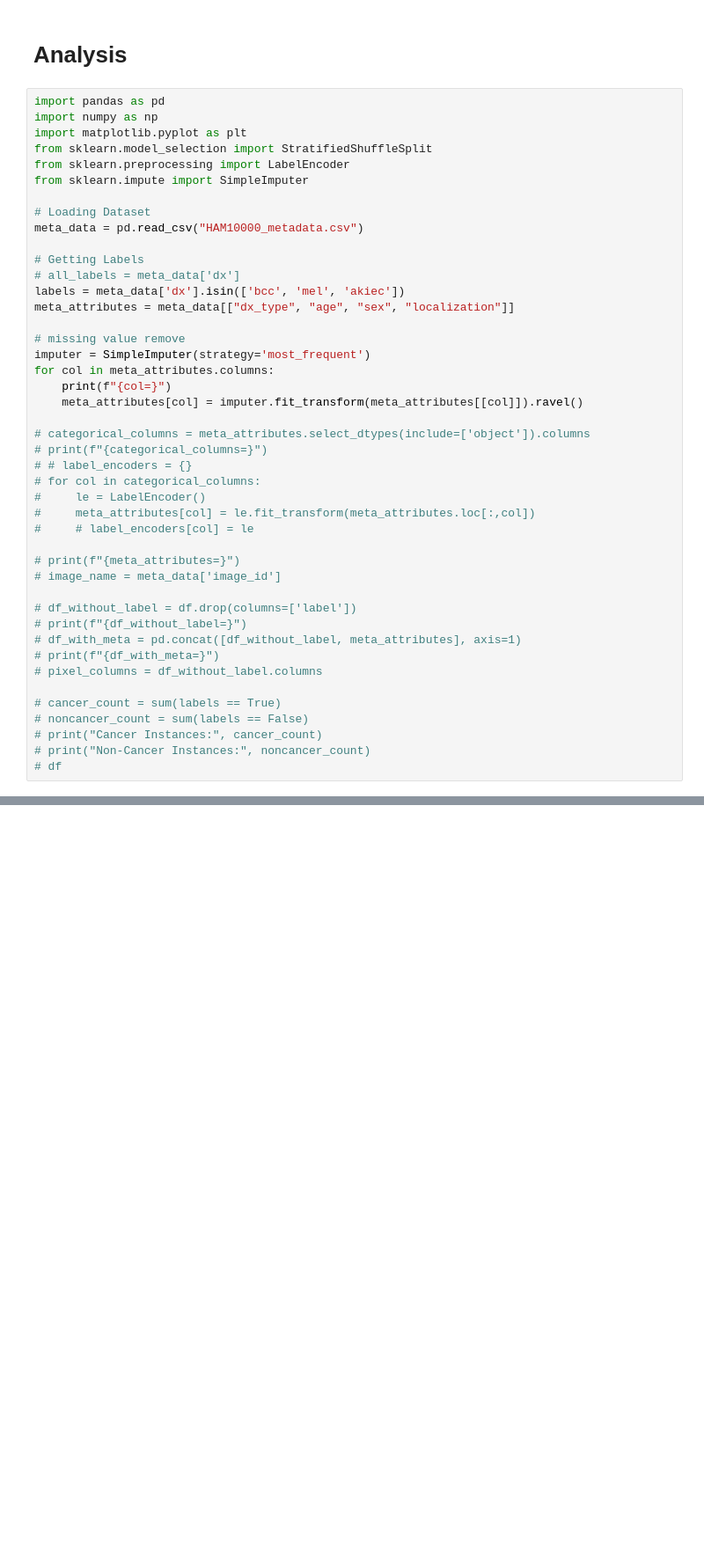
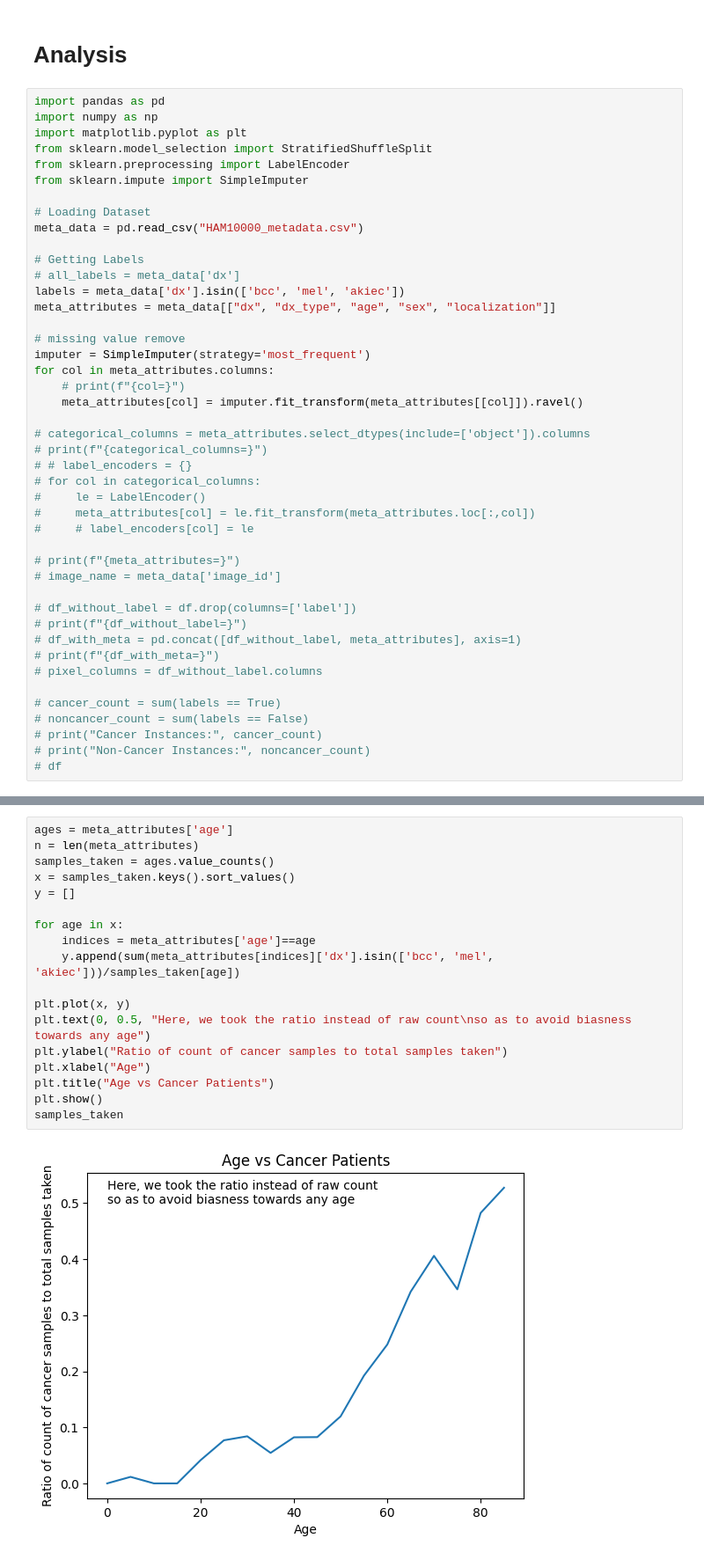
Before and after one commit to ShivanshuKGupta/AI_in_HC, a Jupyter notebook: analysis.ipynb, the cells around one changed output, grey strips where cells are left out. Shown at 88% size. Drawn from its saved outputs; the diff is of its cells as text; blank space fills up the shorter version.

```diff
--- a/analysis.ipynb
+++ b/analysis.ipynb
@@ -14,12 +14,12 @@ meta_data = pd.read_csv("HAM10000_metadata.csv")
 # Getting Labels
 # all_labels = meta_data['dx']
 labels = meta_data['dx'].isin(['bcc', 'mel', 'akiec'])
-meta_attributes = meta_data[["dx_type", "age", "sex", "localization"]]
+meta_attributes = meta_data[["dx", "dx_type", "age", "sex", "localization"]]
 
 # missing value remove
 imputer = SimpleImputer(strategy='most_frequent')
 for col in meta_attributes.columns:
-    print(f"{col=}")
+    # print(f"{col=}")
     meta_attributes[col] = imputer.fit_transform(meta_attributes[[col]]).ravel()
 
 # categorical_columns = meta_attributes.select_dtypes(include=['object']).columns
@@ -46,0 +65,20 @@ for col in meta_attributes.columns:
+# %%
+ages = meta_attributes['age']
+n = len(meta_attributes)
+samples_taken = ages.value_counts()
+x = samples_taken.keys().sort_values()
+y = []
+
+for age in x:
+    indices = meta_attributes['age']==age
+    y.append(sum(meta_attributes[indices]['dx'].isin(['bcc', 'mel', 'akiec']))/samples_taken[age])
+
+plt.plot(x, y)
+plt.text(0, 0.5, "Here, we took the ratio instead of raw count\nso as to avoid biasness towards any age")
+plt.ylabel("Ratio of count of cancer samples to total samples taken")
+plt.xlabel("Age")
+plt.title("Age vs Cancer Patients")
+plt.show()
+samples_taken
+# %% [output]
+[figure, added]
```
Also changed, not shown: parts of 2 cells of this notebook.
